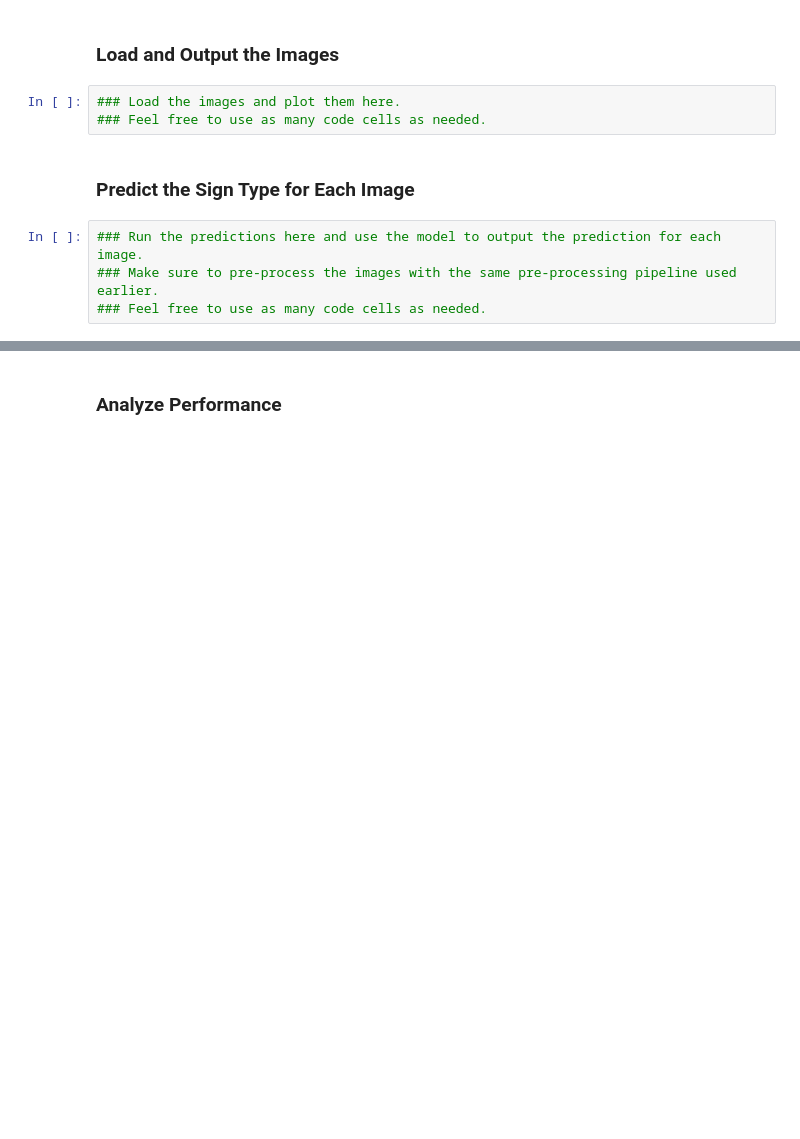
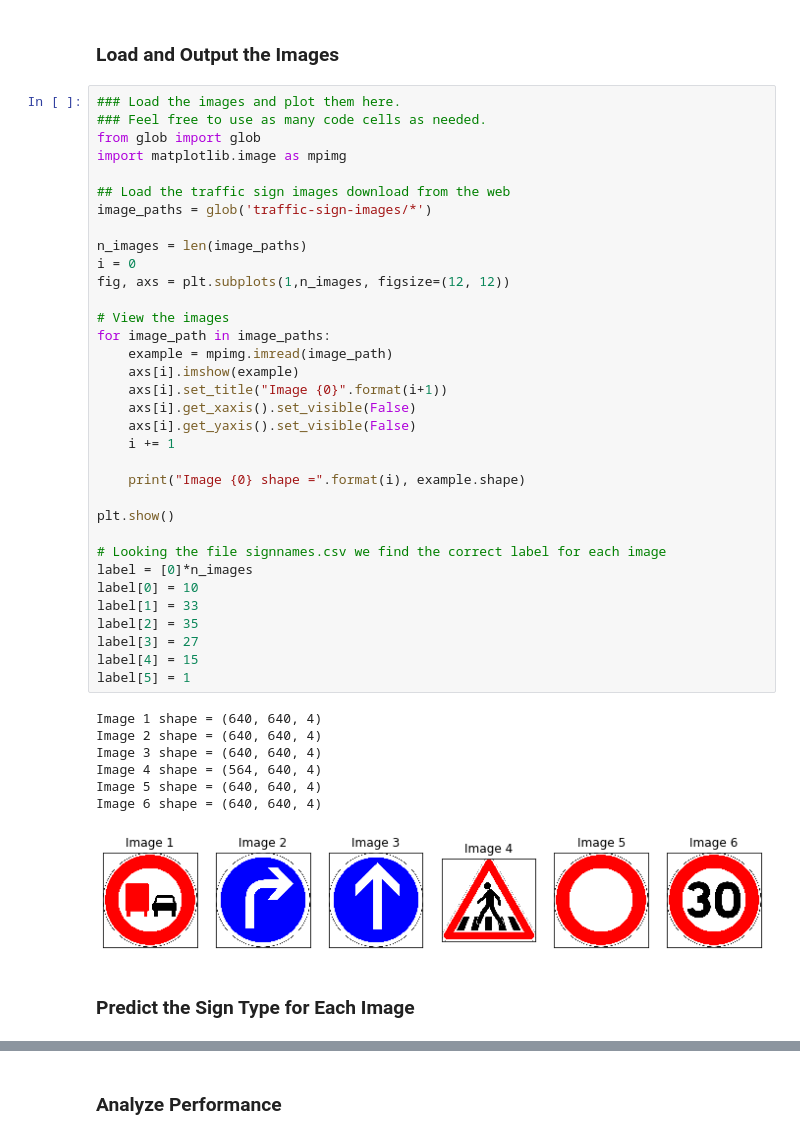
Before and after one commit to JoaoGranja/CarND-Traffic-Sign-Classifier-Project, a Jupyter notebook: Traffic_Sign_Classifier.ipynb, the cells around one changed output, grey strips where cells are left out. Drawn from its saved outputs; the diff is of its cells as text; blank space fills up the shorter version.

```diff
--- a/Traffic_Sign_Classifier.ipynb
+++ b/Traffic_Sign_Classifier.ipynb
@@ -549,12 +608,47 @@ To give yourself more insight into how your model is working, download at least
 You may find `signnames.csv` useful as it contains mappings from the class id (integer) to the actual sign name.
 # %% [markdown]
 ### Load and Output the Images
-# %%
-### Load the images and plot them here.
-### Feel free to use as many code cells as needed.
+# %%
+### Load the images and plot them here.
+### Feel free to use as many code cells as needed.
+from glob import glob
+import matplotlib.image as mpimg
+
+## Load the traffic sign images download from the web
+image_paths = glob('traffic-sign-images/*')
+
+n_images = len(image_paths)
+i = 0
+fig, axs = plt.subplots(1,n_images, figsize=(12, 12))
+
+# View the images
+for image_path in image_paths:
+    example = mpimg.imread(image_path)
+    axs[i].imshow(example)
+    axs[i].set_title("Image {0}".format(i+1))
+    axs[i].get_xaxis().set_visible(False)
+    axs[i].get_yaxis().set_visible(False)
+    i += 1
+
+    print("Image {0} shape =".format(i), example.shape)
+
+plt.show()
+
+# Looking the file signnames.csv we find the correct label for each image
+label = [0]*n_images
+label[0] = 10
+label[1] = 33
+label[2] = 35
+label[3] = 27
+label[4] = 15
+label[5] = 1
+# %% [output]
+Image 1 shape = (640, 640, 4)
+Image 2 shape = (640, 640, 4)
+Image 3 shape = (640, 640, 4)
+Image 4 shape = (564, 640, 4)
+Image 5 shape = (640, 640, 4)
+Image 6 shape = (640, 640, 4)
+[figure, added]
 # %% [markdown]
 ### Predict the Sign Type for Each Image
-# %%
-### Run the predictions here and use the model to output the prediction for each image.
-### Make sure to pre-process the images with the same pre-processing pipeline used earlier.
-### Feel free to use as many code cells as needed.
```
Also changed, not shown: parts of 14 cells of this notebook, 13 other files.
